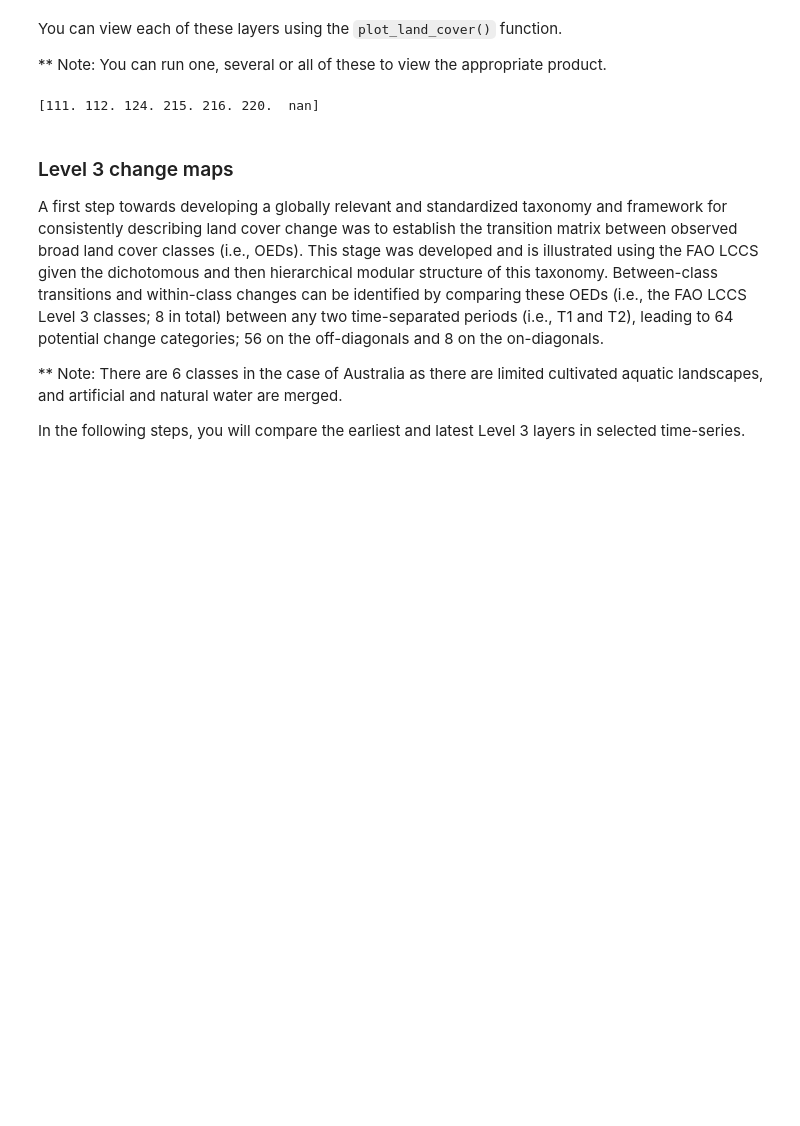
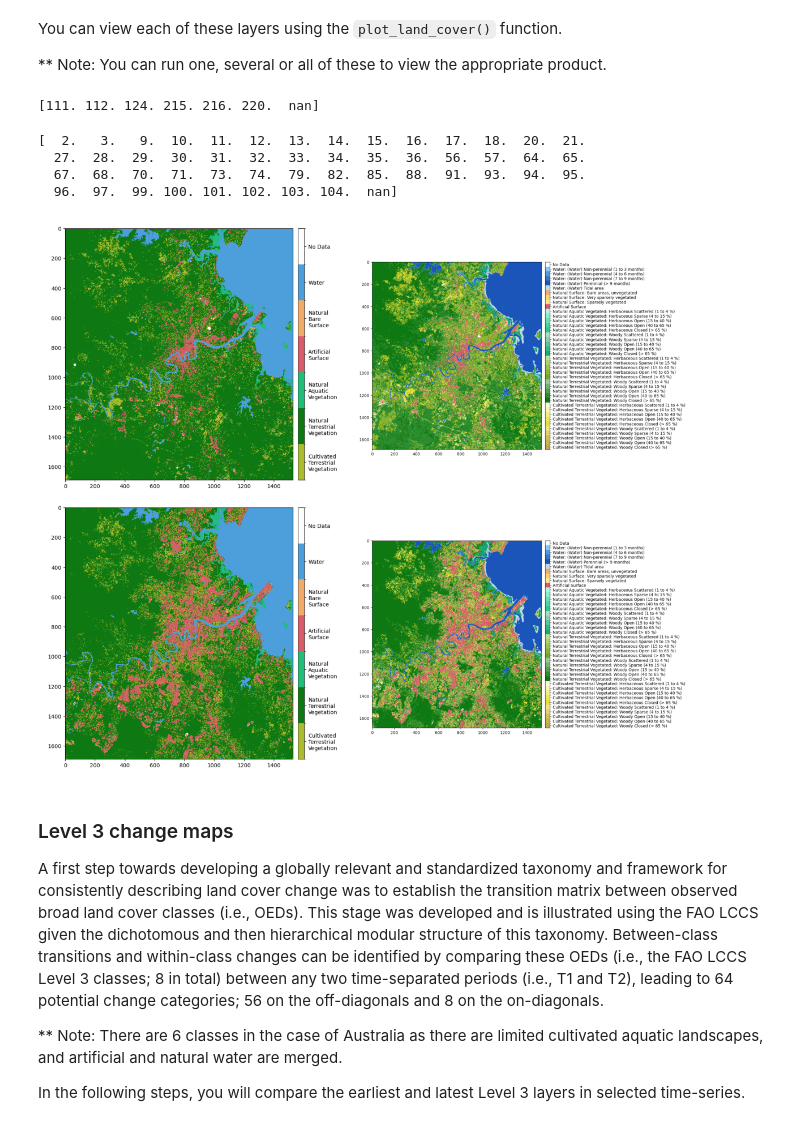
Before and after one commit to rmlucas/LivingEarthEducation, a Jupyter notebook: prac_5/5A_Observed change.ipynb, the cells around one changed output. Cells and saved outputs as stored; diff of their text form; code cells hidden in the pictures; blank space fills up the shorter version.

```diff
--- a/prac_5/5A_Observed change.ipynb
+++ b/prac_5/5A_Observed change.ipynb
@@ -153,13 +149,54 @@ lc = odc.stac.load(
     groupby="solar_day",
     bbox=bbox, #area to load over
 )
+# %%
+lc.level3[1]
+unique_vals = np.unique(lc.level3.values)
+
+print(unique_vals)
+# %% [output]
+[111. 112. 124. 215. 216. 220.  nan]
 # %%
-lc.level3[1]
-unique_vals = np.unique(lc.level3.values)
+lc.level4[1]
+unique_vals = np.unique(lc.level4.values)
 
 print(unique_vals)
 # %% [output]
-[111. 112. 124. 215. 216. 220.  nan]
+[  2.   3.   9.  10.  11.  12.  13.  14.  15.  16.  17.  18.  20.  21.
+  27.  28.  29.  30.  31.  32.  33.  34.  35.  36.  56.  57.  64.  65.
+  67.  68.  70.  71.  73.  74.  79.  82.  85.  88.  91.  93.  94.  95.
+  96.  97.  99. 100. 101. 102. 103. 104.  nan]
+# %%
+import matplotlib.pyplot as plt
+from PIL import Image
+import io
+
+# Function to capture plot as an image
+def plot_to_image(func, *args, **kwargs):
+    buf = io.BytesIO()
+    func(*args, **kwargs)  # Creates the plot
+    plt.savefig(buf, format='png', bbox_inches='tight')
+    plt.close()  # Closes the figure to make sure it is not displayed seperately
+    buf.seek(0)
+    return Image.open(buf)
+
+# Capture each plot as an image
+img1 = plot_to_image(plot_land_cover, lc.level3, year='1988', width_pixels=600)
+img2 = plot_to_image(plot_land_cover, lc.level4, year='1988', width_pixels=600)
+img3 = plot_to_image(plot_land_cover, lc.level3, year='2024', width_pixels=600)
+img4 = plot_to_image(plot_land_cover, lc.level4, year='2024', width_pixels=600)
+
+# Create 2x2 grid
+fig, axs = plt.subplots(2, 2, figsize=(12, 10))
+
+for ax, img in zip(axs.flat, [img1, img2, img3, img4]):
+    ax.imshow(img)
+    ax.axis('off')  # turn off axes
+
+plt.tight_layout()
+plt.show()
+# %% [output]
+[figure, added]
 # %% [markdown]
 ### Level 3 change maps
 
```
Also changed, not shown: parts of 18 cells of this notebook.
